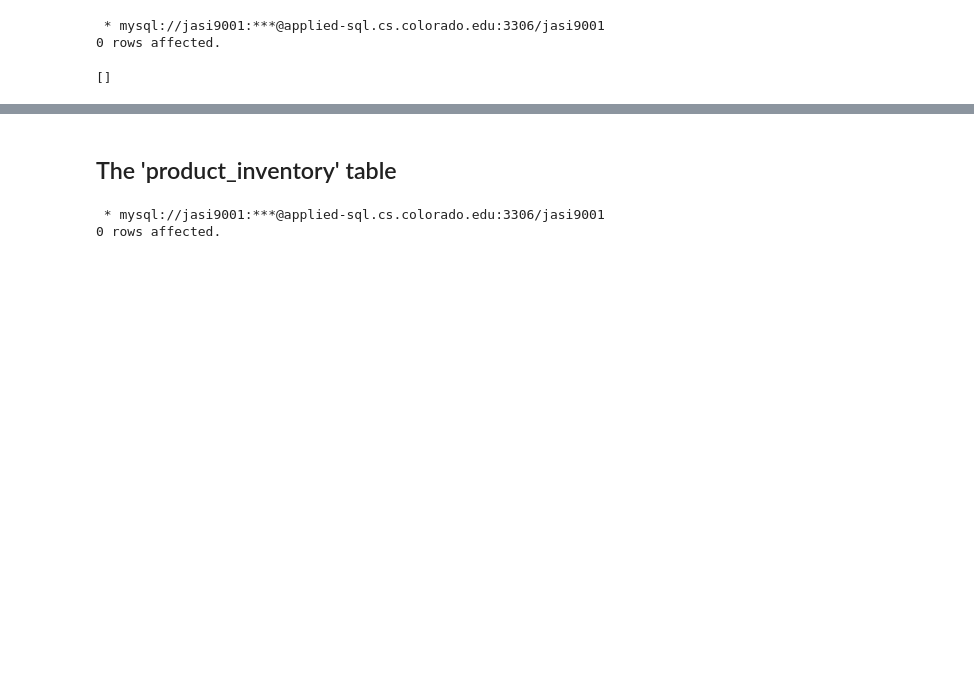
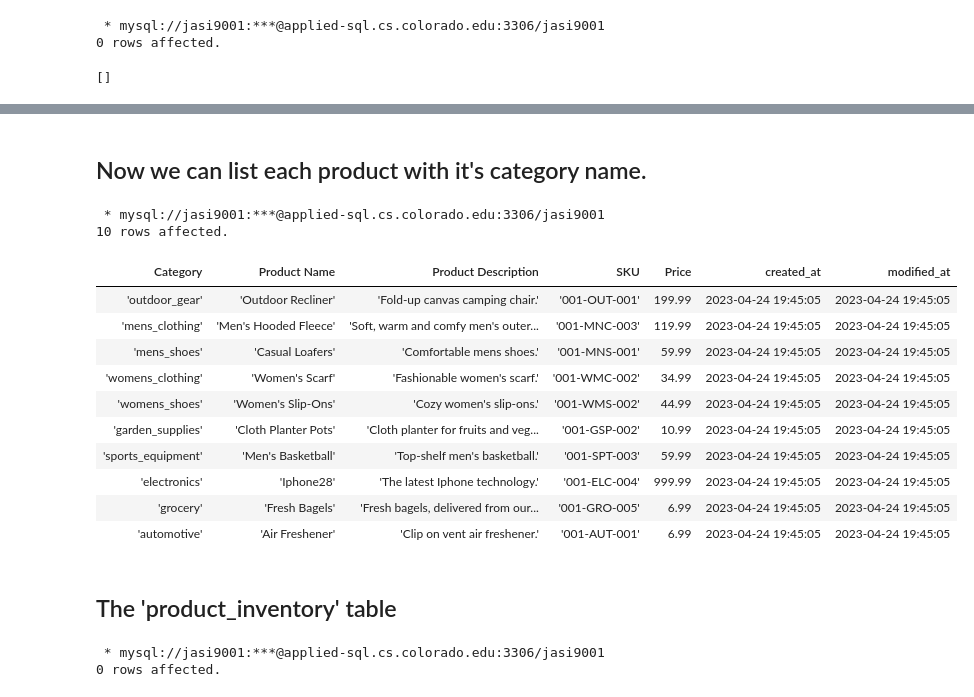
Before and after one commit to Micah614/P2P_Retail_Database, a Jupyter notebook: P2P_DB.ipynb, the cells around one changed output, grey strips where cells are left out. Saved outputs shown, nothing was run; the diff lists cells and outputs as text; code cells hidden in the pictures; blank space fills up the shorter version.

Commit message:
Tables in the Product Management Tier have been implemented, 'product' and 'product_category' tables have been loaded with data and used to formulate a test query with passing results.

```diff
--- a/P2P_DB.ipynb
+++ b/P2P_DB.ipynb
@@ -568,0 +593,29 @@ CREATE TABLE product (
+# %%
+product_list = [[1, "Outdoor Recliner", "Fold-up canvas camping chair.", "001-OUT-001", 199.99],
+                [2, "Men's Hooded Fleece", "Soft, warm and comfy men's outer garment.", "001-MNC-003", 119.99],
+                [3, "Casual Loafers", "Comfortable mens shoes.", "001-MNS-001", 59.99],
+                [4, "Women's Scarf", "Fashionable women's scarf.", "001-WMC-002", 34.99],
+                [5, "Women's Slip-Ons", "Cozy women's slip-ons.", "001-WMS-002", 44.99],
+                [6, "Cloth Planter Pots", "Cloth planter for fruits and veggetables.", "001-GSP-002", 10.99],
+                [7, "Men's Basketball", "Top-shelf men's basketball.", "001-SPT-003", 59.99],
+                [8, "Iphone28", "The latest Iphone technology.", "001-ELC-004", 999.99],
+                [9, "Fresh Bagels", "Fresh bagels, delivered from our a bakery.", "001-GRO-005", 6.99],
+                [10, "Air Freshener", "Clip on vent air freshener.", "001-AUT-001", 6.99],
+                [7, "Duplicate SKU", "Duplicate SKU test.", "001-AUT-001", 6.99],  # Duplicate SKU's should fail the insert test.
+                [7, "Duplicate SKU", "Duplicate SKU test.", "001-GRO-005", 6.99],
+               ]
+# might wish to sort by category id.
+# %%
+insert_products = """
+INSERT INTO
+    product (category_id, product_name, product_desc, sku, price)
+VALUES
+    ("%s","%s","%s","%s","%s");
+"""
+
+for product in product_list:
+    try:
+        res = con.execute(insert_products, product[0], product[1], product[2], product[3], product[4])
+        print("SUCCESS! inserted product:", "'" + product[1] + "'|", "SKU:", product[3])
+    except:
+        print("FAILED. Could not insert product:", "'" + product[1] + "'|", "SKU:", product[3])
@@ -569,3 +644,30 @@ CREATE TABLE product (
+# %% [markdown]
+## Now we can list each product with it's category name.
+# %%
+%%sql
+SELECT
+    product_category.category_name AS 'Category', product.product_name AS 'Product Name', product.product_desc AS 'Product Description',
+        product.sku AS 'SKU', product.price AS 'Price', product.created_at AS 'created_at', product.modified_at AS 'modified_at'
+FROM
+    product_category
+INNER JOIN
+    product
+ON
+    product.category_id = product_category.category_id;
+# %% [output]
+ * mysql://jasi9001:***@applied-sql.cs.colorado.edu:3306/jasi9001
+10 rows affected.
+| Category | Product Name | Product Description | SKU | Price | created_at | modified_at |
+| 'outdoor_gear' | 'Outdoor Recliner' | 'Fold-up canvas camping chair.' | '001-OUT-001' | 199.99 | 2023-04-24 19:45:05 | 2023-04-24 19:45:05 |
+| 'mens_clothing' | 'Men's Hooded Fleece' | 'Soft, warm and comfy men's outer... | '001-MNC-003' | 119.99 | 2023-04-24 19:45:05 | 2023-04-24 19:45:05 |
+| 'mens_shoes' | 'Casual Loafers' | 'Comfortable mens shoes.' | '001-MNS-001' | 59.99 | 2023-04-24 19:45:05 | 2023-04-24 19:45:05 |
+| 'womens_clothing' | 'Women's Scarf' | 'Fashionable women's scarf.' | '001-WMC-002' | 34.99 | 2023-04-24 19:45:05 | 2023-04-24 19:45:05 |
+| 'womens_shoes' | 'Women's Slip-Ons' | 'Cozy women's slip-ons.' | '001-WMS-002' | 44.99 | 2023-04-24 19:45:05 | 2023-04-24 19:45:05 |
+| 'garden_supplies' | 'Cloth Planter Pots' | 'Cloth planter for fruits and veg... | '001-GSP-002' | 10.99 | 2023-04-24 19:45:05 | 2023-04-24 19:45:05 |
+| 'sports_equipment' | 'Men's Basketball' | 'Top-shelf men's basketball.' | '001-SPT-003' | 59.99 | 2023-04-24 19:45:05 | 2023-04-24 19:45:05 |
+| 'electronics' | 'Iphone28' | 'The latest Iphone technology.' | '001-ELC-004' | 999.99 | 2023-04-24 19:45:05 | 2023-04-24 19:45:05 |
+| 'grocery' | 'Fresh Bagels' | 'Fresh bagels, delivered from our... | '001-GRO-005' | 6.99 | 2023-04-24 19:45:05 | 2023-04-24 19:45:05 |
+| 'automotive' | 'Air Freshener' | 'Clip on vent air freshener.' | '001-AUT-001' | 6.99 | 2023-04-24 19:45:05 | 2023-04-24 19:45:05 |
 # %% [markdown]
 ## The 'product_inventory' table
 # %%
```
Also changed, not shown: parts of 15 cells of this notebook.
